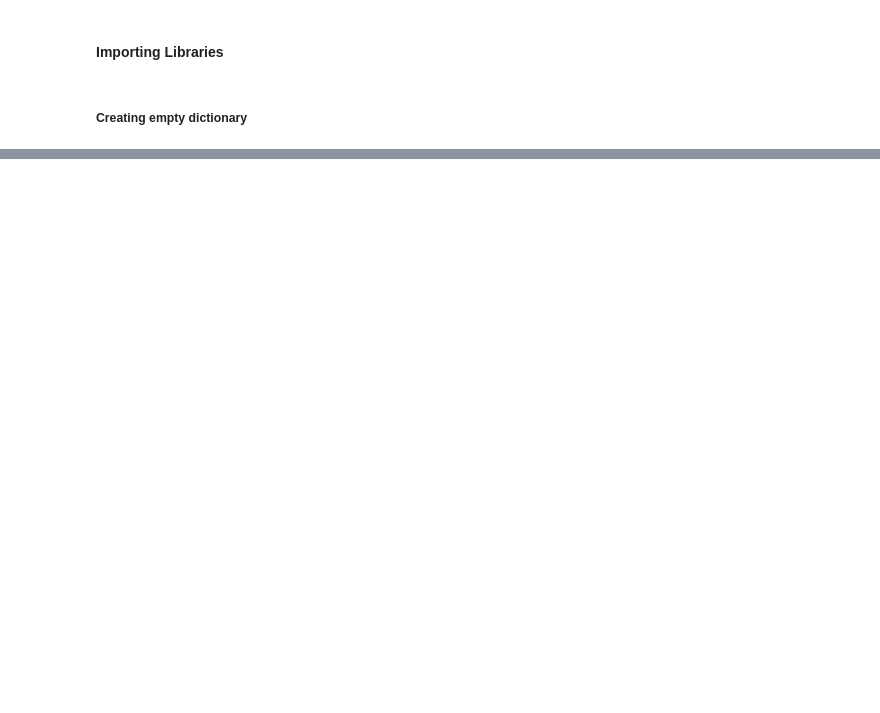
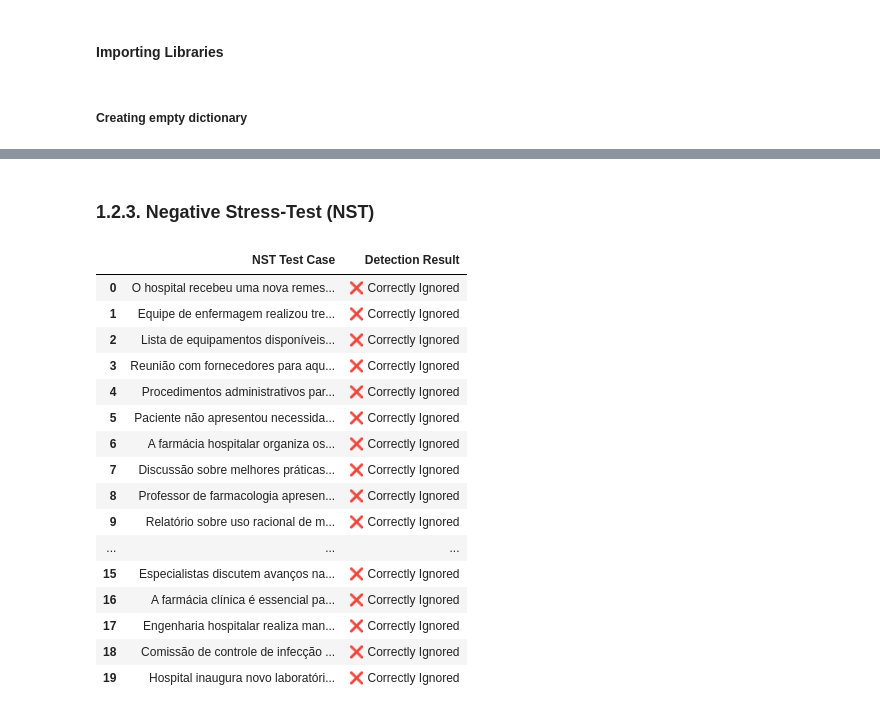
Before and after one commit to Gustavo-Bernardino/ICU_Dictionary_and_DLP_Prototype, a Jupyter notebook: Identifier_Builder.ipynb, the cells around one changed output, grey strips where cells are left out. Saved outputs shown, nothing was run; the diff lists cells and outputs as text; code cells hidden in the pictures; blank space fills up the shorter version.

```diff
--- a/Identifier_Builder.ipynb
+++ b/Identifier_Builder.ipynb
@@ -703,0 +333,14 @@ print("ICU DLP Dictionary saved as JSON ✅")
+# %%
+#There are many ways to abbreviate number (N./n./nº/#)
+# Alternative words for número could be used such as "ID", "identificação" (identification), "código" (code).
+# Inserted a kind of idiomatic variation that inverts the word order, instead of "número de atendimento" (attendance number) saying "atendimento número" (number attendance).
+# We could also have an Id for "prontuário" (medical record number)
+Field_Identifier = [
+    r"\b(?:n[úu]mero|N\.?|#|Nº|I[Dd]|C[óo]digo|identifica(?:ção|cao))\s?(?:de)?\s?atendimento\b",
+    r"\batendimento\s?(?:n[úu]mero|N\.?|#|Nº|I[Dd]|C[óo]digo|identifica(?:ção|cao))\b",
+    r"\b(?:n[úu]mero|N\.?|#|Nº|I[Dd]|C[óo]digo|identifica(?:ção|cao))\s?(?:do)?\s?Prontuário\b",
+    r"\b(?:Prontuário\s?n[úu]mero|N\.?|#|Nº|I[Dd]|C[óo]digo|identifica(?:ção|cao))\b",
+       ]
+
+# Patient ID is usually a 5 to 10-digit number, could start with 2 letters... This would involve understanding the hospital's ID generation pattern in the "preventive alignment" phase of the methodology.
+Content_Identifier = r"\b\[A-Z]{2}\d{5,10}\b"
@@ -703,0 +385,55 @@ print("ICU DLP Dictionary saved as JSON ✅")
+# %% [markdown]
+### 1.2.3. Negative Stress-Test (NST)
+# %%
+# --- 2️⃣ Negative Stress-Test (NST) ---
+nst_cases = [
+    "O hospital recebeu uma nova remessa de seringas.",
+    "Equipe de enfermagem realizou treinamento em cuidados intensivos.",
+    "Lista de equipamentos disponíveis no setor de emergência.",
+    "Reunião com fornecedores para aquisição de novos insumos.",
+    "Procedimentos administrativos para solicitação de medicamentos.",
+    "Paciente não apresentou necessidade de medicação adicional.",
+    "A farmácia hospitalar organiza os estoques semanalmente.",
+    "Discussão sobre melhores práticas em prescrição médica.",
+    "Professor de farmacologia apresenta nova pesquisa.",
+    "Relatório sobre uso racional de medicamentos na UTI.",
+    "Insumos médicos estão disponíveis para enfermagem.",
+    "Política de segurança hospitalar reforçada.",
+    "Gestão hospitalar planeja novas estratégias para atendimento.",
+    "Pesquisa avalia eficácia de tratamento não farmacológico.",
+    "Artigo publicado sobre tendências em terapias médicas.",
+    "Especialistas discutem avanços na área de anestesiologia.",
+    "A farmácia clínica é essencial para otimizar prescrições.",
+    "Engenharia hospitalar realiza manutenção em ventiladores.",
+    "Comissão de controle de infecção analisa novos protocolos.",
+    "Hospital inaugura novo laboratório de análises clínicas.",
+]
+
+# Apply regex correctly for a list of patterns
+nst_results = [
+    "✅ Matched" if any(re.search(pattern, case, re.IGNORECASE) for pattern in Field_Identifier)
+    else "❌ Correctly Ignored"
+    for case in nst_cases
+]
+
+# Create and display results DataFrame
+df_nst_results = pd.DataFrame({"NST Test Case": nst_cases, "Detection Result": nst_results})
+df_nst_results.style
+# %% [output]
+|  | NST Test Case | Detection Result |
+| 0 | O hospital recebeu uma nova remes... | ❌ Correctly Ignored |
+| 1 | Equipe de enfermagem realizou tre... | ❌ Correctly Ignored |
+| 2 | Lista de equipamentos disponíveis... | ❌ Correctly Ignored |
+| 3 | Reunião com fornecedores para aqu... | ❌ Correctly Ignored |
+| 4 | Procedimentos administrativos par... | ❌ Correctly Ignored |
+| 5 | Paciente não apresentou necessida... | ❌ Correctly Ignored |
+| 6 | A farmácia hospitalar organiza os... | ❌ Correctly Ignored |
+| 7 | Discussão sobre melhores práticas... | ❌ Correctly Ignored |
+| 8 | Professor de farmacologia apresen... | ❌ Correctly Ignored |
+| 9 | Relatório sobre uso racional de m... | ❌ Correctly Ignored |
+| ... | ... | ... |
+| 15 | Especialistas discutem avanços na... | ❌ Correctly Ignored |
+| 16 | A farmácia clínica é essencial pa... | ❌ Correctly Ignored |
+| 17 | Engenharia hospitalar realiza man... | ❌ Correctly Ignored |
+| 18 | Comissão de controle de infecção ... | ❌ Correctly Ignored |
+| 19 | Hospital inaugura novo laboratóri... | ❌ Correctly Ignored |
```
Also changed, not shown: parts of 122 cells of this notebook, 1 other file.
